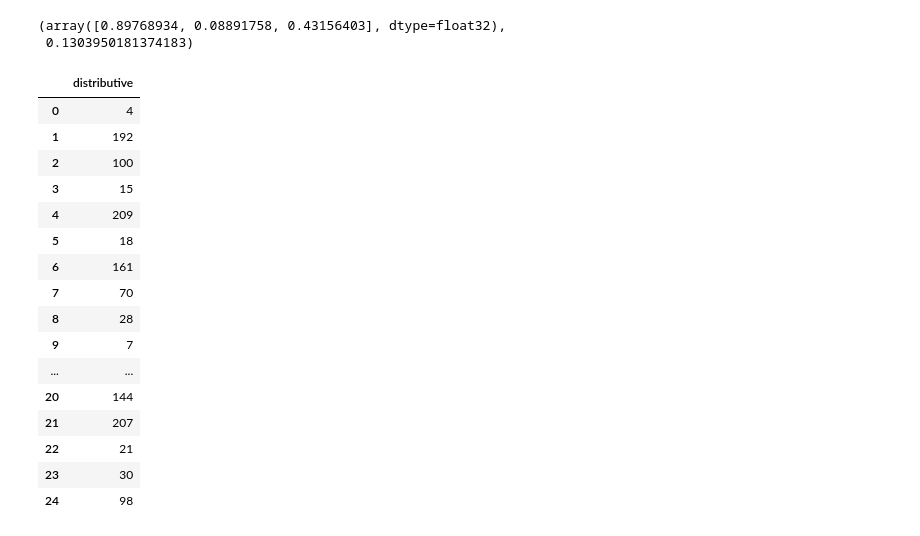
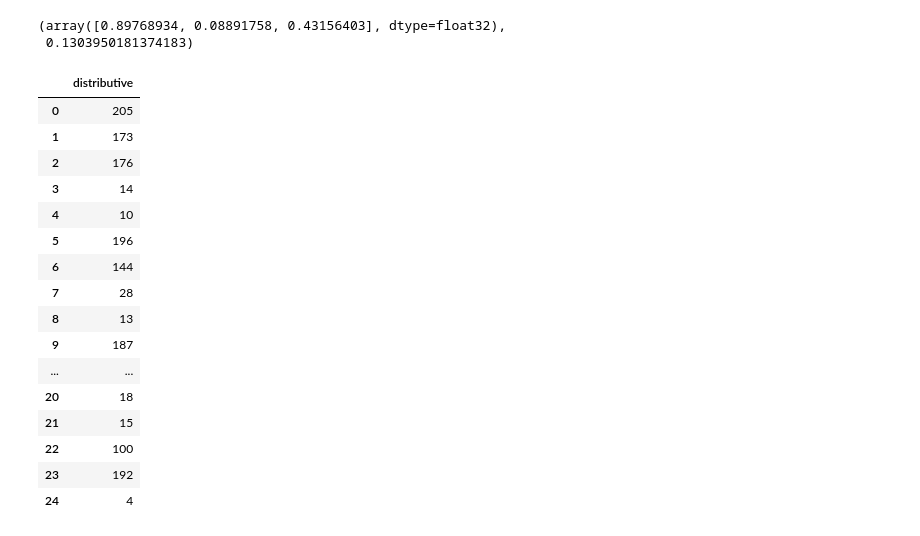
Before and after one commit to VYelisieievV/iasa-ierarh-systems, a Jupyter notebook: LAB1.ipynb, the cells around one changed output. Cells and saved outputs as stored; diff of their text form; code cells hidden in the pictures.

```diff
--- a/LAB1.ipynb
+++ b/LAB1.ipynb
@@ -75,0 +20,7 @@ D = np.array(
+# %%
+data = pd.read_csv("ranked.csv").set_index("EmployeeId")
+emp_stats_df = pd.merge(
+    emp_stats.reset_index(), data, left_on=["EmployeeId"], right_index=True
+).set_index(["ShopId", "EmployeeId"])
+
+emp_stats_df
@@ -76,4 +46,12 @@ D = np.array(
 # %%
+# order = [Total	empol_total_money	ServiceTime]
+D = np.array(
+    [[1, 7, 3],
+     [1/7, 1, 1/7],
+     [1/3, 7, 1]]
+)
+
+
 def EM(D):
     n = D.shape[0]
     def MRCI(n):
@@ -98,66 +76,59 @@ local_weights, em_res["CR"]
 (array([0.89768934, 0.08891758, 0.43156403], dtype=float32),
  0.1303950181374183)
 # %%
-def get_Employee_weights(rankets, local_weights, aggregation_method, order=True):
 
-    rankets_inv = rankets.applymap(lambda x: 1.0 / x) if order else rankets
-    rankets_inv_normalized = rankets_inv.divide(rankets_inv.sum(axis=1), axis=0)
+def get_emp_weights(data, local_weights, aggregation_method, order=True):
+
+    data_inv = data.applymap(lambda x: 1.0 / x) if order else data
+    data_inv_normalized = data_inv.divide(data_inv.sum(axis=1), axis=0)
 
     if aggregation_method == "distributive":
 
-        rankets_inv_normalized_weighted = rankets_inv_normalized.multiply(
+        data_inv_normalized_weighted = data_inv_normalized.multiply(
             local_weights, axis=1
         )
-        result = rankets_inv_normalized_weighted.sum(axis=1)
+        result = data_inv_normalized_weighted.sum(axis=1)
         result_norm = (result / result.sum()).sort_values(ascending=False)
 
-    elif aggregation_method == "min":
 
-        rankets_inv_normalized_weighted = rankets_inv_normalized.multiply(
+    elif aggregation_method == "multi":
+
+        data_inv_normalized_weighted = data_inv_normalized.pow(
             local_weights, axis=1
         )
-        result = rankets_inv_normalized_weighted.min(axis=1)
-        result_norm = (result / result.sum()).sort_values(ascending=False)
-
-    elif aggregation_method == "geom":
-
-        rankets_inv_normalized_weighted = rankets_inv_normalized.pow(
-            local_weights, axis=1
-        )
-        result = rankets_inv_normalized_weighted.prod(axis=1)
+        result = data_inv_normalized_weighted.prod(axis=1)
         result_norm = (result / result.sum()).sort_values(ascending=False)
 
     elif aggregation_method == "ideal_point":
 
-        rankets_inv_normalized_weighted = rankets_inv_normalized.divide(
-            rankets_inv_normalized.max(axis=1), axis=0
+        data_inv_normalized_weighted = data_inv_normalized.divide(
+            data_inv_normalized.max(axis=1), axis=0
         )
-        result = rankets_inv_normalized_weighted.sum(axis=1)
+        result = data_inv_normalized_weighted.sum(axis=1)
         result_norm = (result / result.sum()).sort_values(ascending=False)
 
     return result_norm
 
-methods = ('distributive', 'ideal_point', 'geom', 'min')
-Employee_ranked = pd.concat([pd.Series(get_Employee_weights(rankets, local_weights, method).index) \
-           for method in methods], axis=1)
-Employee_ranked.columns = methods
-Employee_ranked[['distributive']]
+emp_df = pd.concat([pd.Series(get_emp_weights(data, local_weights, method).index) \
+           for method in ('distributive', 'ideal_point', 'multi')], axis=1)
+emp_df.columns = ('distributive', 'ideal_point', 'multi')
+emp_df[['distributive']]
 # %% [output]
 |  | distributive |
-| 0 | 4 |
-| 1 | 192 |
-| 2 | 100 |
-| 3 | 15 |
-| 4 | 209 |
-| 5 | 18 |
-| 6 | 161 |
-| 7 | 70 |
-| 8 | 28 |
-| 9 | 7 |
+| 0 | 205 |
+| 1 | 173 |
+| 2 | 176 |
+| 3 | 14 |
+| 4 | 10 |
+| 5 | 196 |
+| 6 | 144 |
+| 7 | 28 |
+| 8 | 13 |
+| 9 | 187 |
 | ... | ... |
-| 20 | 144 |
-| 21 | 207 |
-| 22 | 21 |
-| 23 | 30 |
-| 24 | 98 |
+| 20 | 18 |
+| 21 | 15 |
+| 22 | 100 |
+| 23 | 192 |
+| 24 | 4 |
 # %%
```
Also changed, not shown: parts of 10 cells of this notebook, 6 other files.
